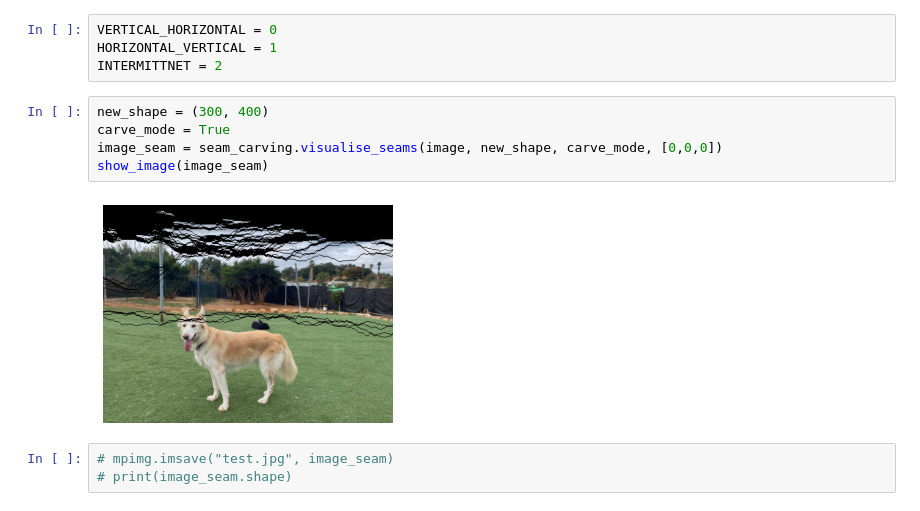
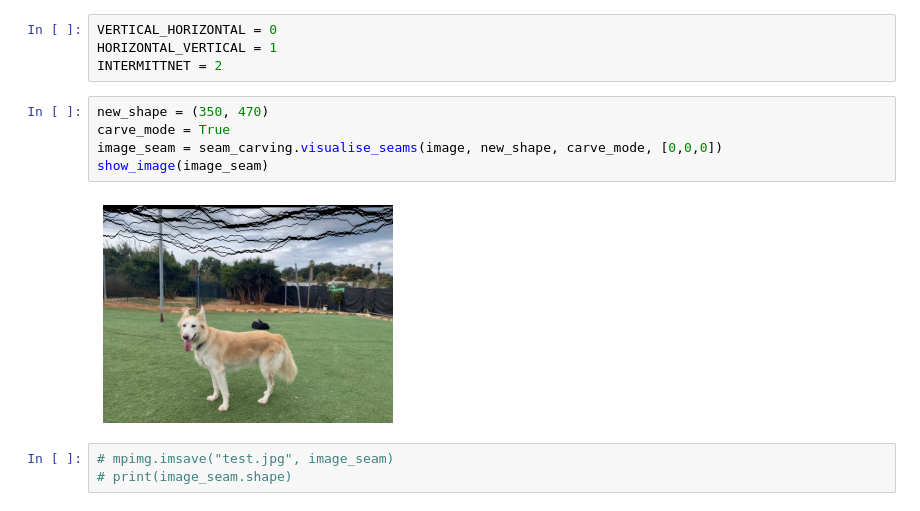
Before and after one commit to alwx174/graphics01, a Jupyter notebook: ex1/Seam Carving.ipynb, the cells around one changed output. Drawn from its saved outputs; the diff is of its cells as text.

```diff
--- a/ex1/Seam Carving.ipynb
+++ b/ex1/Seam Carving.ipynb
@@ -141,12 +141,12 @@ VERTICAL_HORIZONTAL = 0
 HORIZONTAL_VERTICAL = 1
 INTERMITTNET = 2
 # %%
-new_shape = (300, 400)
+new_shape = (350, 470)
 carve_mode = True
 image_seam = seam_carving.visualise_seams(image, new_shape, carve_mode, [0,0,0])
 show_image(image_seam)
 # %% [output]
-[figure, old version]
+[figure, new version]
 # %%
 # mpimg.imsave("test.jpg", image_seam)
 # print(image_seam.shape)
```
Also changed, not shown: parts of 2 cells of this notebook, 1 other file.
